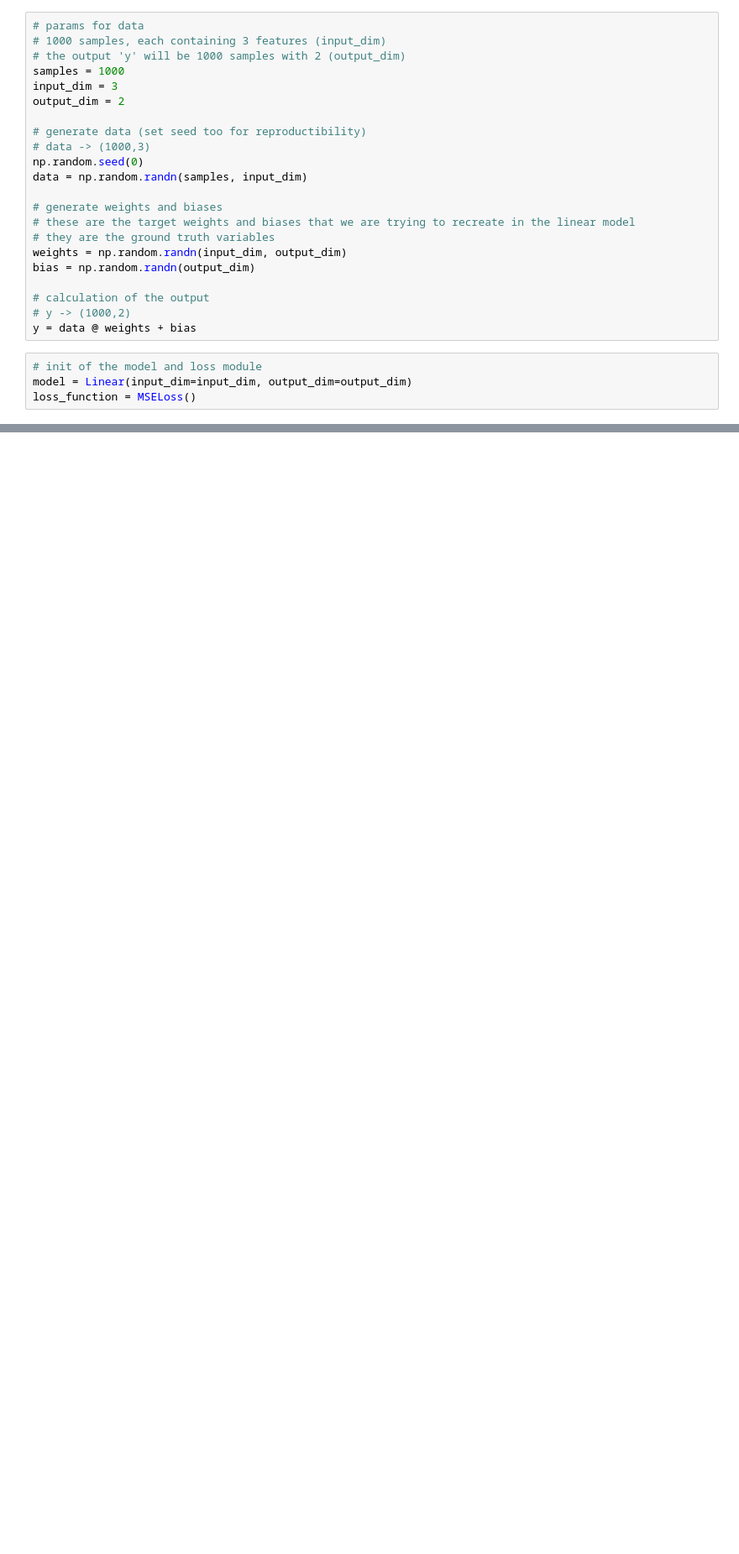
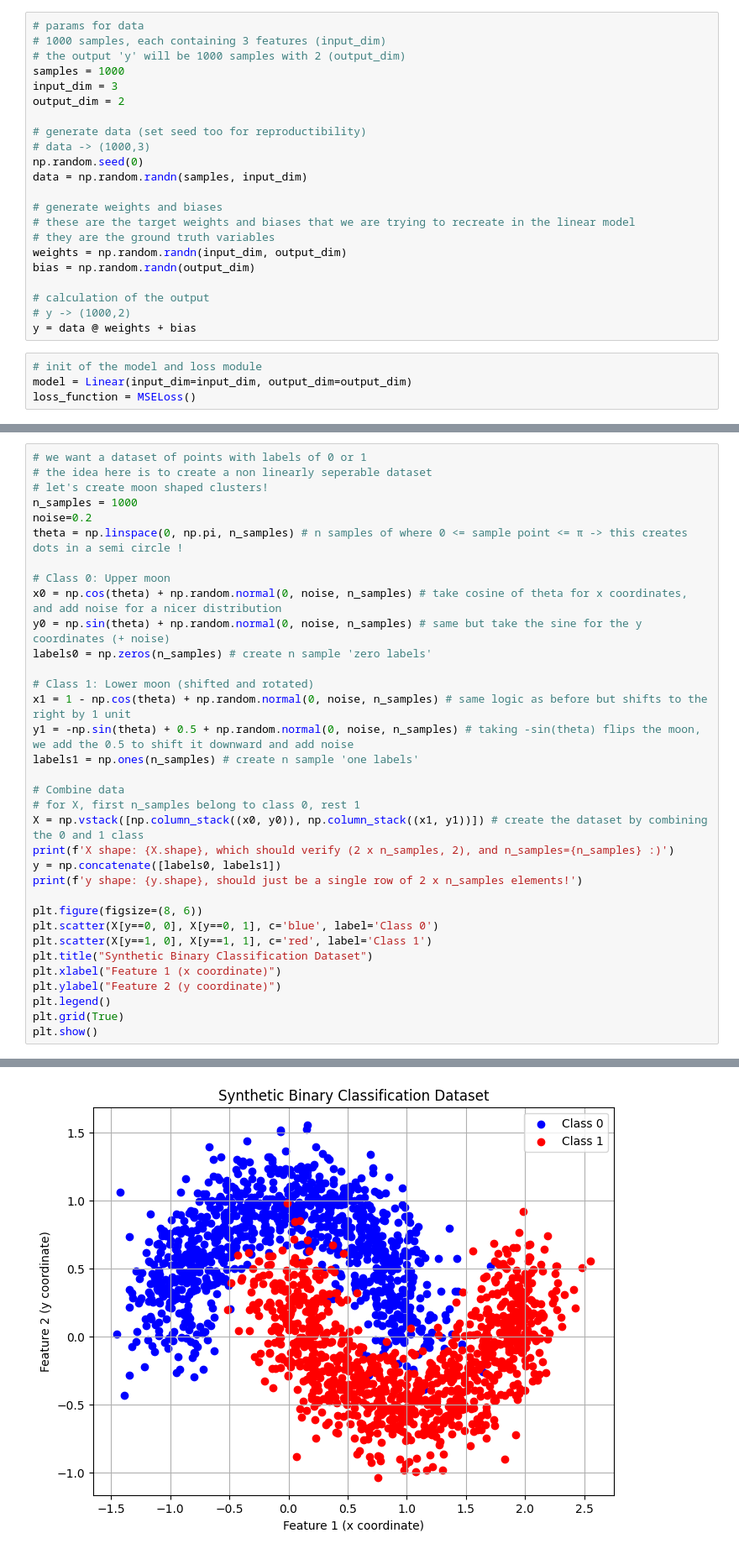
Before and after one commit to Titouaaaan/DIY-Neural-Network, a Jupyter notebook: scripts/random_data.ipynb, the cells around one changed output, grey strips where cells are left out. Shown: that part at 84% size. Cells and saved outputs as stored; diff of their text form; blank space fills up the shorter version.

```diff
--- a/scripts/random_data.ipynb
+++ b/scripts/random_data.ipynb
@@ -90,0 +94,35 @@ Epoch 280: loss=0.4128327828554552
+# %%
+# we want a dataset of points with labels of 0 or 1
+# the idea here is to create a non linearly seperable dataset
+# let's create moon shaped clusters!
+n_samples = 1000
+noise=0.2
+theta = np.linspace(0, np.pi, n_samples) # n samples of where 0 <= sample point <= π -> this creates dots in a semi circle !
+
+# Class 0: Upper moon
+x0 = np.cos(theta) + np.random.normal(0, noise, n_samples) # take cosine of theta for x coordinates, and add noise for a nicer distribution
+y0 = np.sin(theta) + np.random.normal(0, noise, n_samples) # same but take the sine for the y coordinates (+ noise)
+labels0 = np.zeros(n_samples) # create n sample 'zero labels'
+
+# Class 1: Lower moon (shifted and rotated)
+x1 = 1 - np.cos(theta) + np.random.normal(0, noise, n_samples) # same logic as before but shifts to the right by 1 unit
+y1 = -np.sin(theta) + 0.5 + np.random.normal(0, noise, n_samples) # taking -sin(theta) flips the moon, we add the 0.5 to shift it downward and add noise
+labels1 = np.ones(n_samples) # create n sample 'one labels'
+
+# Combine data
+# for X, first n_samples belong to class 0, rest 1
+X = np.vstack([np.column_stack((x0, y0)), np.column_stack((x1, y1))]) # create the dataset by combining the 0 and 1 class
+print(f'X shape: {X.shape}, which should verify (2 x n_samples, 2), and n_samples={n_samples} :)')
+y = np.concatenate([labels0, labels1])
+print(f'y shape: {y.shape}, should just be a single row of 2 x n_samples elements!')
+
+plt.figure(figsize=(8, 6))
+plt.scatter(X[y==0, 0], X[y==0, 1], c='blue', label='Class 0')
+plt.scatter(X[y==1, 0], X[y==1, 1], c='red', label='Class 1')
+plt.title("Synthetic Binary Classification Dataset")
+plt.xlabel("Feature 1 (x coordinate)")
+plt.ylabel("Feature 2 (y coordinate)")
+plt.legend()
+plt.grid(True)
+plt.show()
+# %% [output]
@@ -90,0 +131 @@ Epoch 280: loss=0.4128327828554552
+[figure, added]
```
Also changed, not shown: parts of 8 cells of this notebook.
